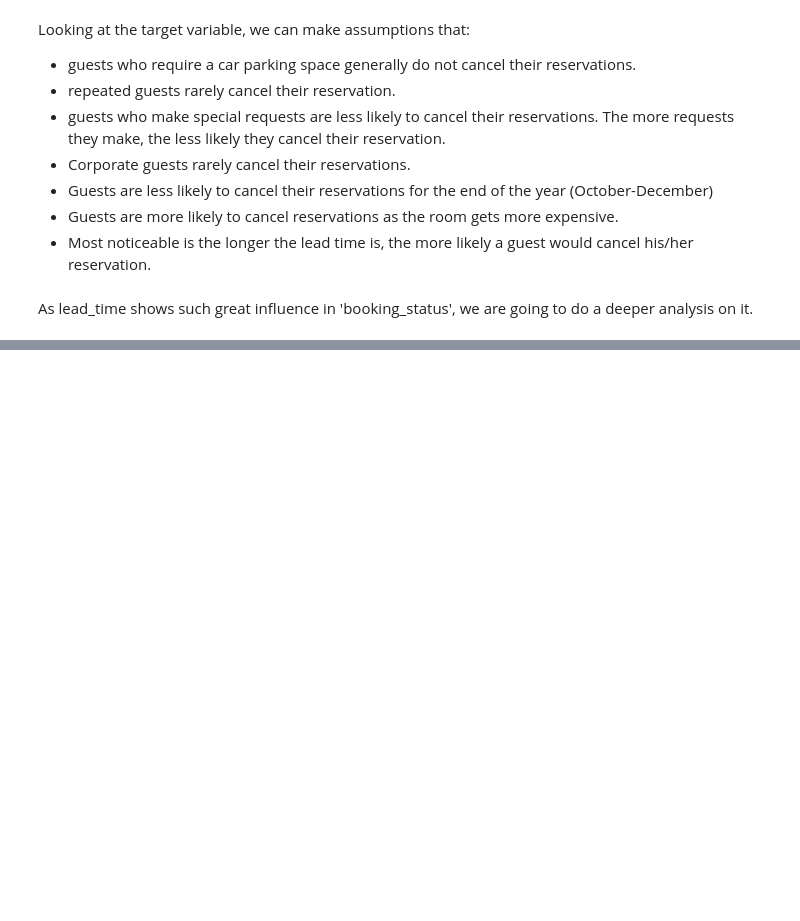
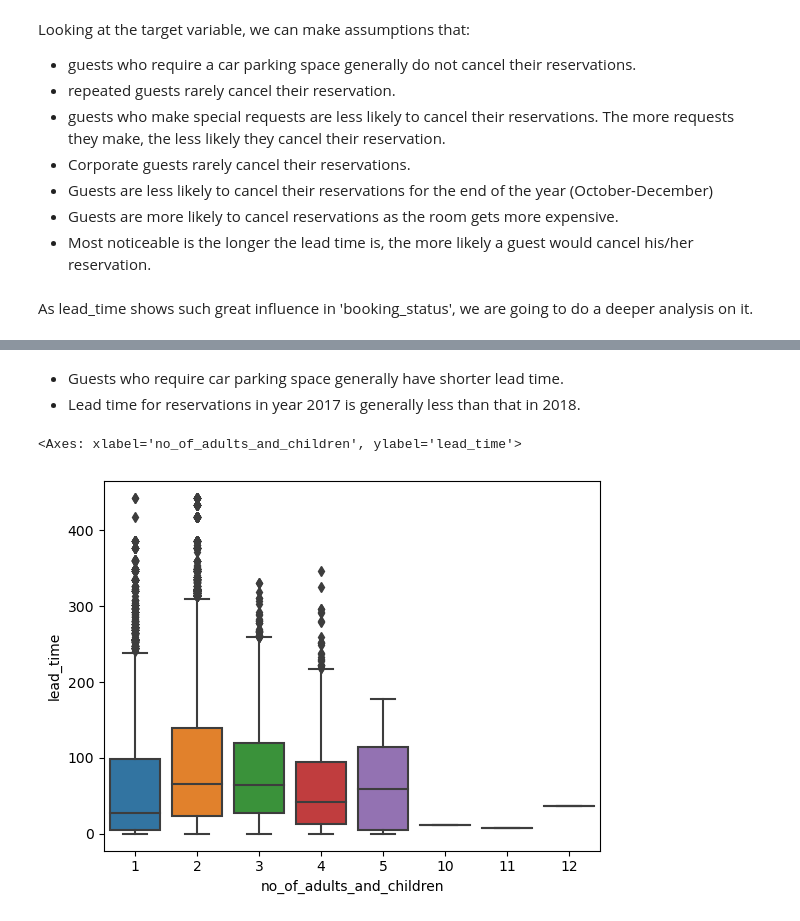
Before and after one commit to andytan0051/Data-Science-Projects, a Jupyter notebook: Hotel Reservation Cancellation Prediction/Hotel Reservation Cancellation Predictions.ipynb, the cells around one changed output, grey strips where cells are left out. Drawn from its saved outputs; the diff is of its cells as text; code cells hidden in the pictures; blank space fills up the shorter version.

```diff
--- a/Hotel Reservation Cancellation Prediction/Hotel Reservation Cancellation Predictions.ipynb
+++ b/Hotel Reservation Cancellation Prediction/Hotel Reservation Cancellation Predictions.ipynb
@@ -266,0 +293,8 @@ Looking at the target variable, we can make assumptions that:
+# %% [markdown]
+- Guests who require car parking space generally have shorter lead time.
+- Lead time for reservations in year 2017 is generally less than that in 2018.
+# %%
+sns.boxplot(data=rsv_data, x='no_of_adults_and_children', y='lead_time')
+# %% [output]
+<Axes: xlabel='no_of_adults_and_children', ylabel='lead_time'>
+[figure, added]
```
Also changed, not shown: parts of 23 cells of this notebook.
